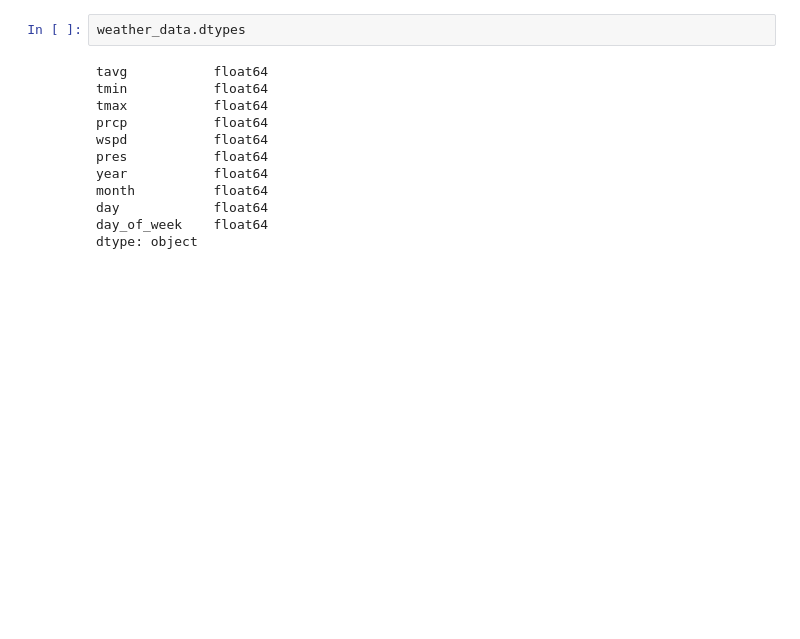
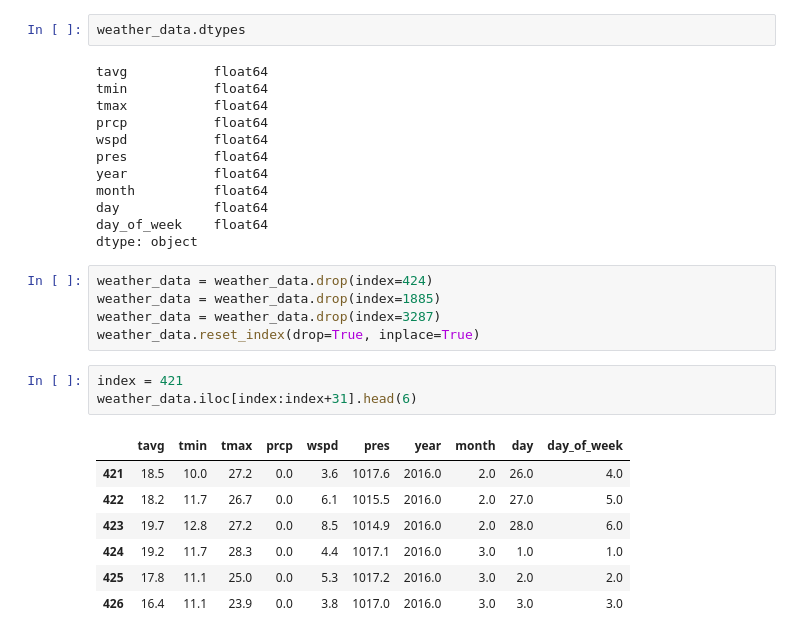
Before and after one commit to NimaJafariComp/weather-forecasting-project, a Jupyter notebook: notebooks/main.ipynb, the cells around one changed output. Saved outputs shown, nothing was run; the diff lists cells and outputs as text; blank space fills up the shorter version.

```diff
--- a/notebooks/main.ipynb
+++ b/notebooks/main.ipynb
@@ -116,3 +122,19 @@ month          float64
 day            float64
 day_of_week    float64
 dtype: object
+# %%
+weather_data = weather_data.drop(index=424)
+weather_data = weather_data.drop(index=1885)
+weather_data = weather_data.drop(index=3287)
+weather_data.reset_index(drop=True, inplace=True)
+# %%
+index = 421
+weather_data.iloc[index:index+31].head(6)
+# %% [output]
+|  | tavg | tmin | tmax | prcp | wspd | pres | year | month | day | day_of_week |
+| 421 | 18.5 | 10.0 | 27.2 | 0.0 | 3.6 | 1017.6 | 2016.0 | 2.0 | 26.0 | 4.0 |
+| 422 | 18.2 | 11.7 | 26.7 | 0.0 | 6.1 | 1015.5 | 2016.0 | 2.0 | 27.0 | 5.0 |
+| 423 | 19.7 | 12.8 | 27.2 | 0.0 | 8.5 | 1014.9 | 2016.0 | 2.0 | 28.0 | 6.0 |
+| 424 | 19.2 | 11.7 | 28.3 | 0.0 | 4.4 | 1017.1 | 2016.0 | 3.0 | 1.0 | 1.0 |
+| 425 | 17.8 | 11.1 | 25.0 | 0.0 | 5.3 | 1017.2 | 2016.0 | 3.0 | 2.0 | 2.0 |
+| 426 | 16.4 | 11.1 | 23.9 | 0.0 | 3.8 | 1017.0 | 2016.0 | 3.0 | 3.0 | 3.0 |
```
Also changed, not shown: parts of 16 cells of this notebook, 3 other files.
